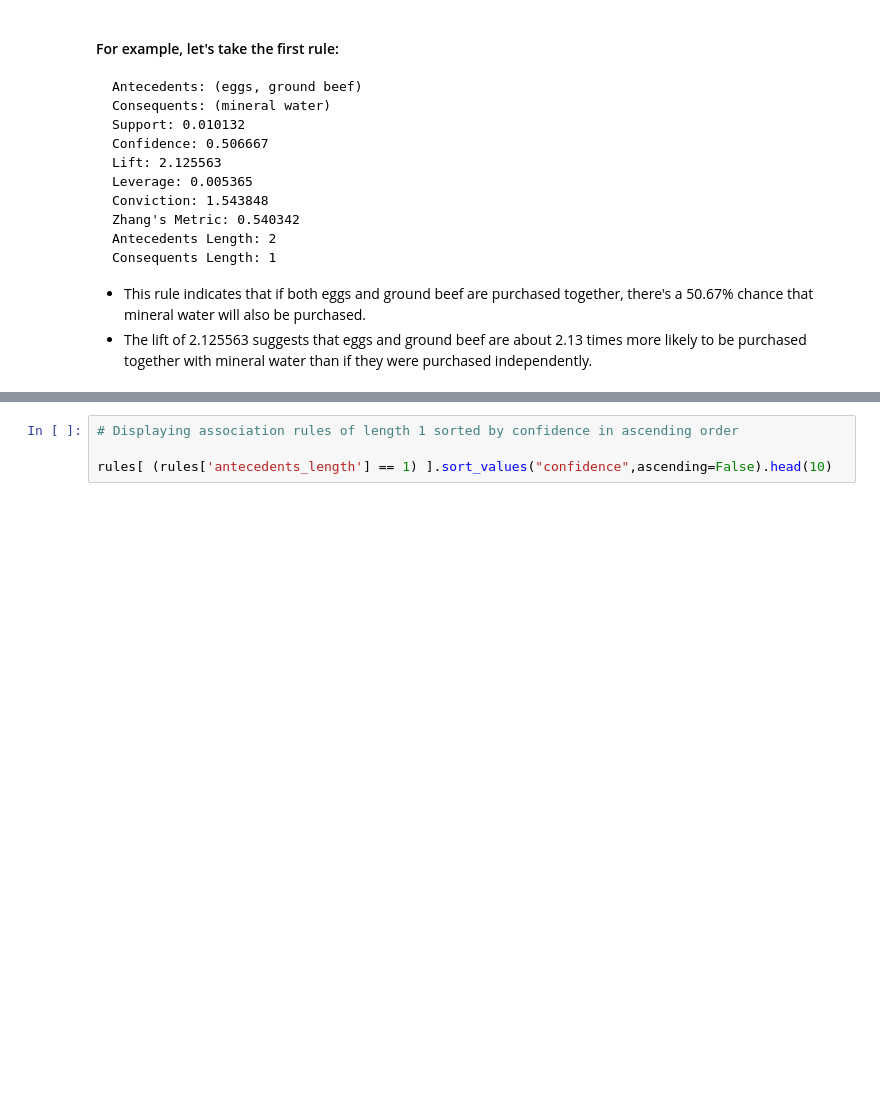
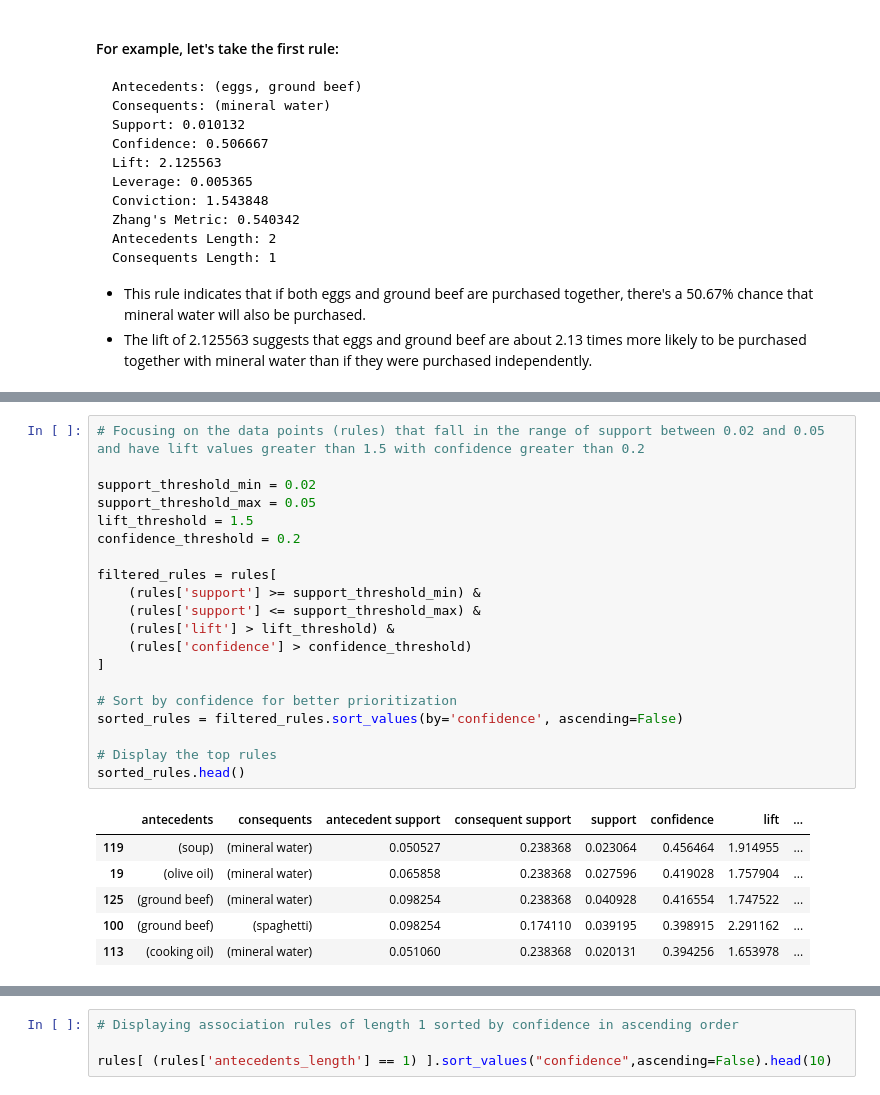
Before and after one commit to ishDan/supermarket-dataset, a Jupyter notebook: Supermarket.ipynb, the cells around one changed output, grey strips where cells are left out. Cells and saved outputs as stored; diff of their text form; blank space fills up the shorter version.

```diff
--- a/Supermarket.ipynb
+++ b/Supermarket.ipynb
@@ -505,0 +641,27 @@ fig7.show()
+# %%
+# Focusing on the data points (rules) that fall in the range of support between 0.02 and 0.05 and have lift values greater than 1.5 with confidence greater than 0.2
+
+support_threshold_min = 0.02
+support_threshold_max = 0.05
+lift_threshold = 1.5
+confidence_threshold = 0.2
+
+filtered_rules = rules[
+    (rules['support'] >= support_threshold_min) &
+    (rules['support'] <= support_threshold_max) &
+    (rules['lift'] > lift_threshold) &
+    (rules['confidence'] > confidence_threshold)
+]
+
+# Sort by confidence for better prioritization
+sorted_rules = filtered_rules.sort_values(by='confidence', ascending=False)
+
+# Display the top rules
+sorted_rules.head()
+# %% [output]
+|  | antecedents | consequents | antecedent support | consequent support | support | confidence | lift | ... |
+| 119 | (soup) | (mineral water) | 0.050527 | 0.238368 | 0.023064 | 0.456464 | 1.914955 | ... |
+| 19 | (olive oil) | (mineral water) | 0.065858 | 0.238368 | 0.027596 | 0.419028 | 1.757904 | ... |
+| 125 | (ground beef) | (mineral water) | 0.098254 | 0.238368 | 0.040928 | 0.416554 | 1.747522 | ... |
+| 100 | (ground beef) | (spaghetti) | 0.098254 | 0.174110 | 0.039195 | 0.398915 | 2.291162 | ... |
+| 113 | (cooking oil) | (mineral water) | 0.051060 | 0.238368 | 0.020131 | 0.394256 | 1.653978 | ... |
```
Also changed, not shown: parts of 33 cells of this notebook, 7 other files.
